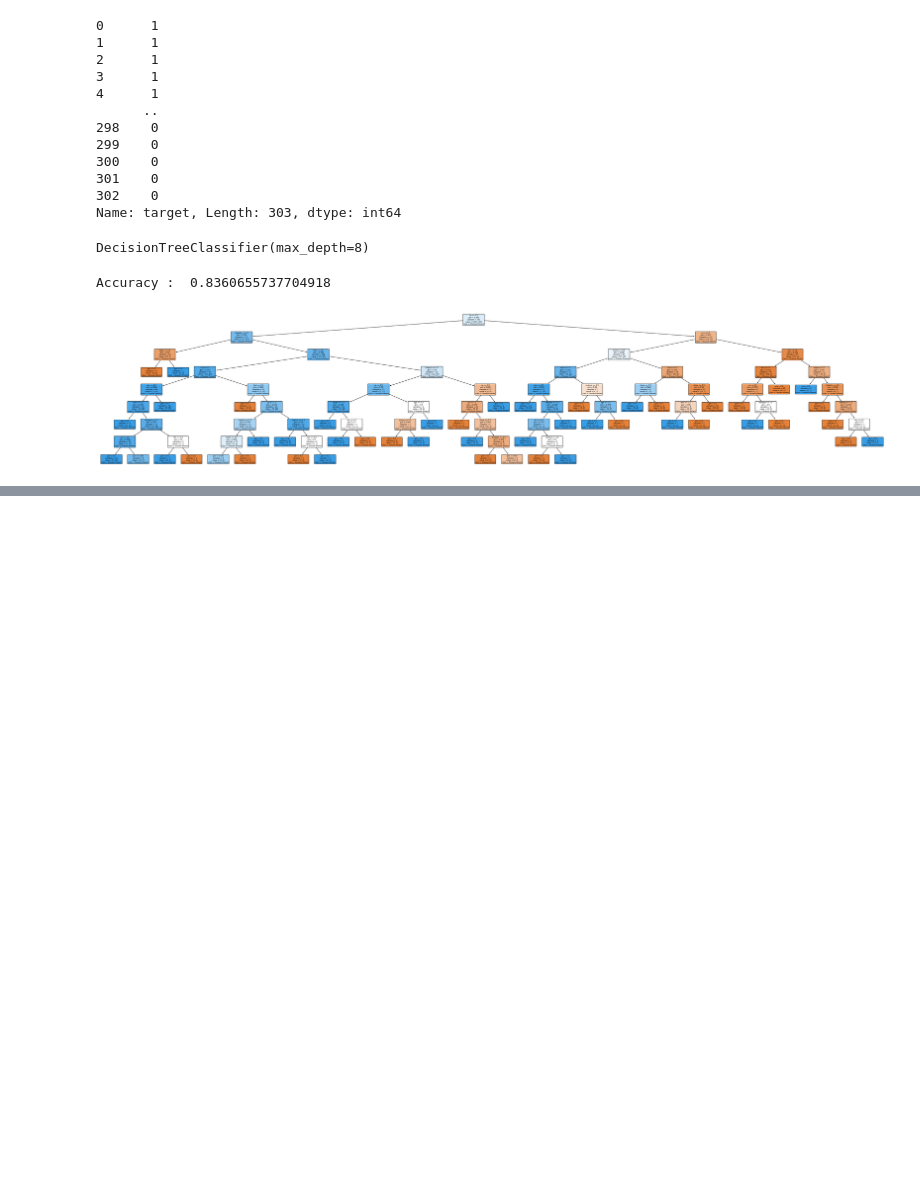
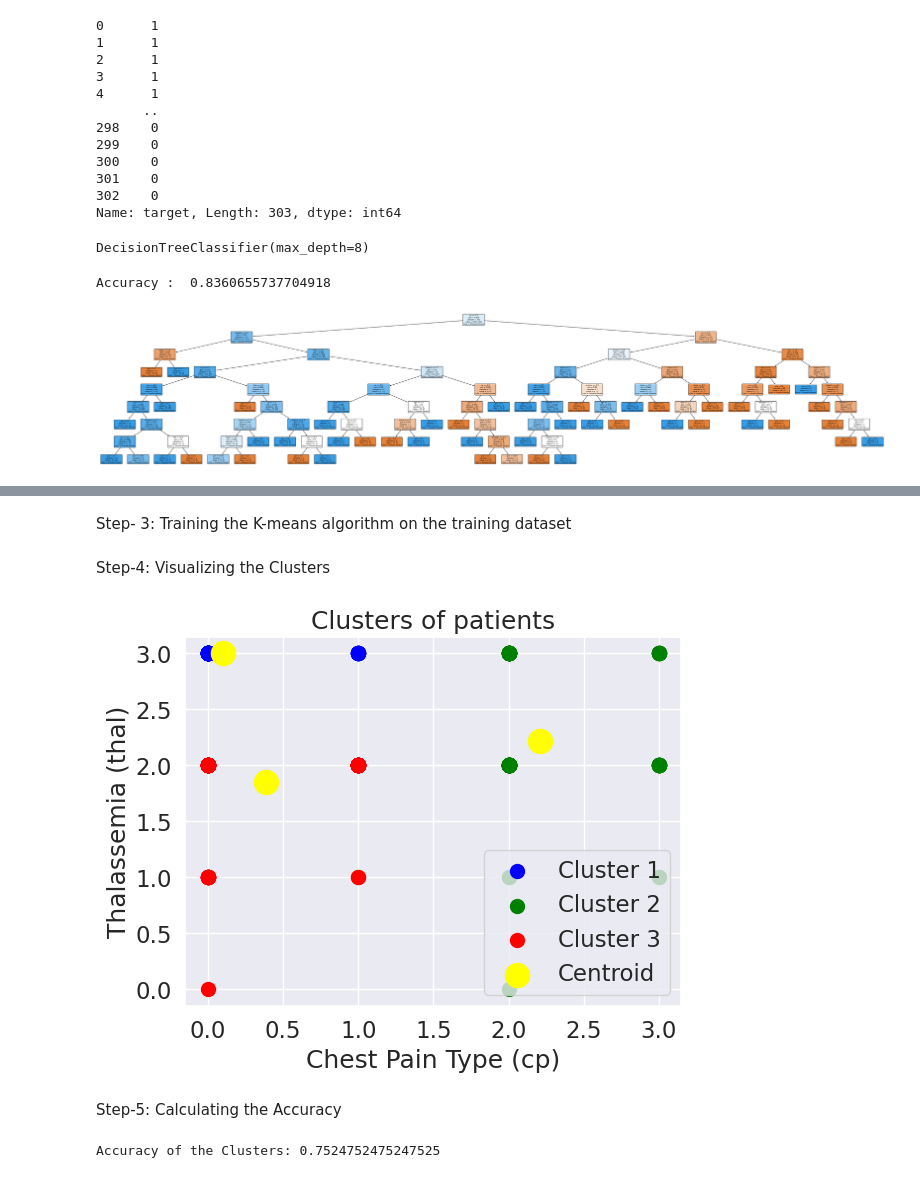
Before and after one commit to aayRJ23/Heart-Disease-Prediction, a Jupyter notebook: HeartDiseasePredictionwb.ipynb, the cells around one changed output, grey strips where cells are left out. Saved outputs shown, nothing was run; the diff lists cells and outputs as text; code cells hidden in the pictures; blank space fills up the shorter version.

```diff
--- a/HeartDiseasePredictionwb.ipynb
+++ b/HeartDiseasePredictionwb.ipynb
@@ -659,0 +720,47 @@ plt.show()
+# %% [markdown]
+Step- 3: Training the K-means algorithm on the training dataset
+# %%
+# Training the K-means model on the dataset
+kmeans = KMeans(n_clusters=3, init='k-means++', random_state=42)
+y_predict = kmeans.fit_predict(X)
+# %% [markdown]
+Step-4: Visualizing the Clusters
+# %%
+# Visualizing the clusters
+plt.scatter(X[y_predict == 0, 0], X[y_predict == 0, 1], s=100, c='blue', label='Cluster 1')
+plt.scatter(X[y_predict == 1, 0], X[y_predict == 1, 1], s=100, c='green', label='Cluster 2')
+plt.scatter(X[y_predict == 2, 0], X[y_predict == 2, 1], s=100, c='red', label='Cluster 3')
+plt.scatter(kmeans.cluster_centers_[:, 0], kmeans.cluster_centers_[:, 1], s=300, c='yellow', label='Centroid')
+plt.title('Clusters of patients')
+plt.xlabel('Chest Pain Type (cp)')
+plt.ylabel('Thalassemia (thal)')
+plt.legend()
+plt.show()
+# %% [output]
+[figure, added]
+# %% [markdown]
+Step-5: Calculating the Accuracy
+# %%
+# Extracting the dependent variable (target/labels)
+y_true = dataset['target'].values  # Assuming 'target' is the column indicating heart disease presence (1) or absence (0)
+
+# Calculating accuracy of the clusters
+from sklearn.metrics import accuracy_score
+
+# Map cluster labels to majority class label
+cluster_majority_label = {}
+
+for cluster in np.unique(y_predict):
+    cluster_labels = y_true[y_predict == cluster]
+    majority_label = np.bincount(cluster_labels).argmax()
+    cluster_majority_label[cluster] = majority_label
+
+# Assign predicted labels based on majority class in each cluster
+y_predicted_labels = [cluster_majority_label[cluster] for cluster in y_predict]
+
+# Calculate accuracy
+accuracy = accuracy_score(y_true, y_predicted_labels)
+
+print("Accuracy of the Clusters:", accuracy)
+# %% [output]
+Accuracy of the Clusters: 0.7524752475247525
```
Also changed, not shown: parts of 50 cells of this notebook.
